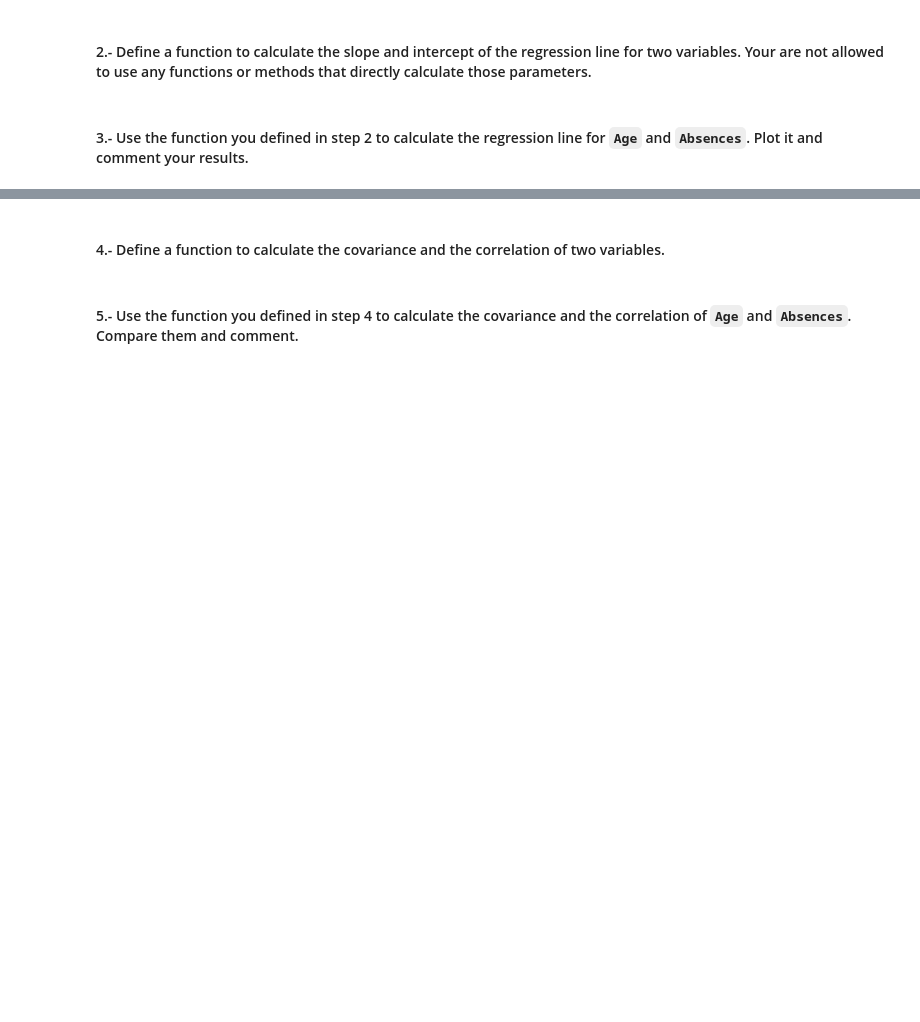
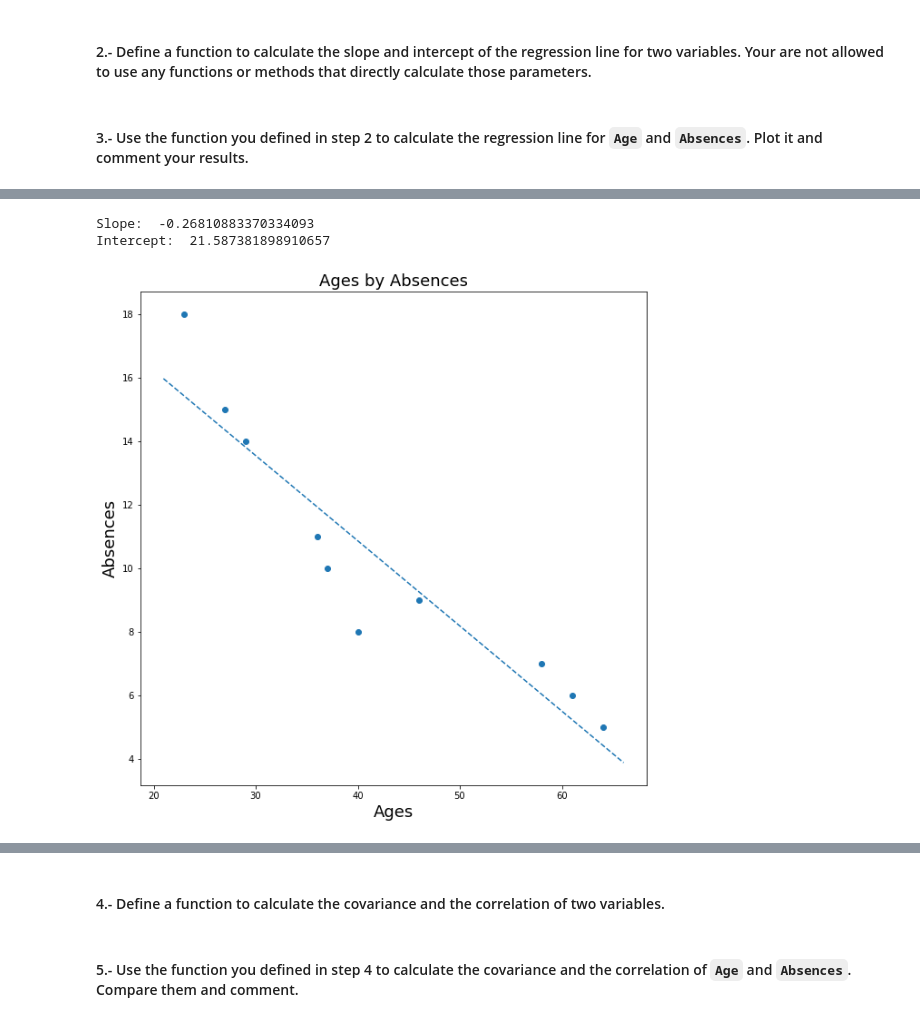
Before and after one commit to ta-data-remote/lab-linear-regression-correlation, a Jupyter notebook: your-code/main.ipynb, the cells around one changed output, grey strips where cells are left out. Drawn from its saved outputs; the diff is of its cells as text; code cells hidden in the pictures; blank space fills up the shorter version.

```diff
--- a/your-code/main.ipynb
+++ b/your-code/main.ipynb
@@ -38,2 +67,7 @@ Import the necessary libraries to complete the lab here:
+# %%
+def slope_intercept(x,y):
+    a = ( np.mean(x*y) - ( np.mean(x) * np.mean(y) ) ) / ( np.mean( np.power(x, 2) ) - np.power( np.mean(x), 2) )
+    b = np.mean(y) - ( np.mean(x) * a )
+    return a,b
 # %% [markdown]
 #### 3.- Use the function you defined in step 2 to calculate the regression line for `Age` and `Absences`. Plot it and comment your results.
@@ -44,2 +74,27 @@ Intercept: 21.58738189891063
+# %%
+slope_intercept(age,absen)
+plt.figure(figsize = (10,10))
+age = absences["Age"]
+absen = absences["Absences"]
+plt.subplot(1,1,1)
+plt.title('Ages by Absences', fontsize=18)
+
+plt.scatter(age,absen)
+plt.xlabel("Ages", fontsize=18)
+plt.ylabel("Absences", fontsize=18)
+
+# Function for line
+def abline(slope, intercept):
+    """Plot a line from slope and intercept"""
+    axes = plt.gca()
+    x_vals = np.array(axes.get_xlim())
+    y_vals = intercept + slope * x_vals
+    plt.plot(x_vals, y_vals, '--')
+
+abline(-0.26810883370334093, 21.587381898910657)
+# %% [output]
+Slope:  -0.26810883370334093
+Intercept:  21.587381898910657
+[figure, added]
 # %%
 # your comments here
```
Also changed, not shown: parts of 32 cells of this notebook.
